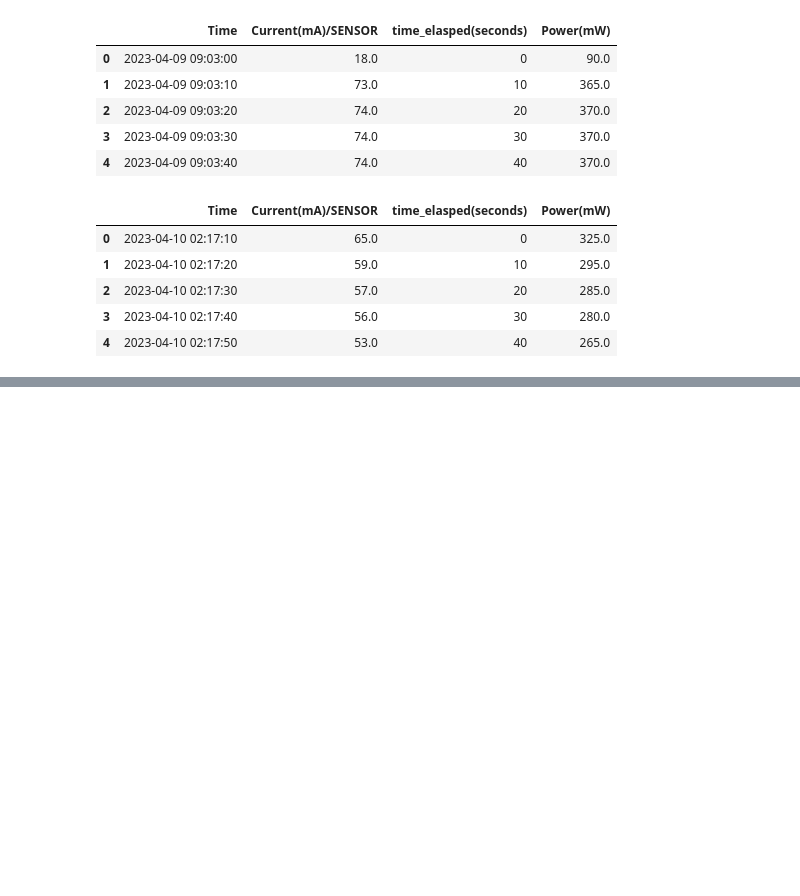
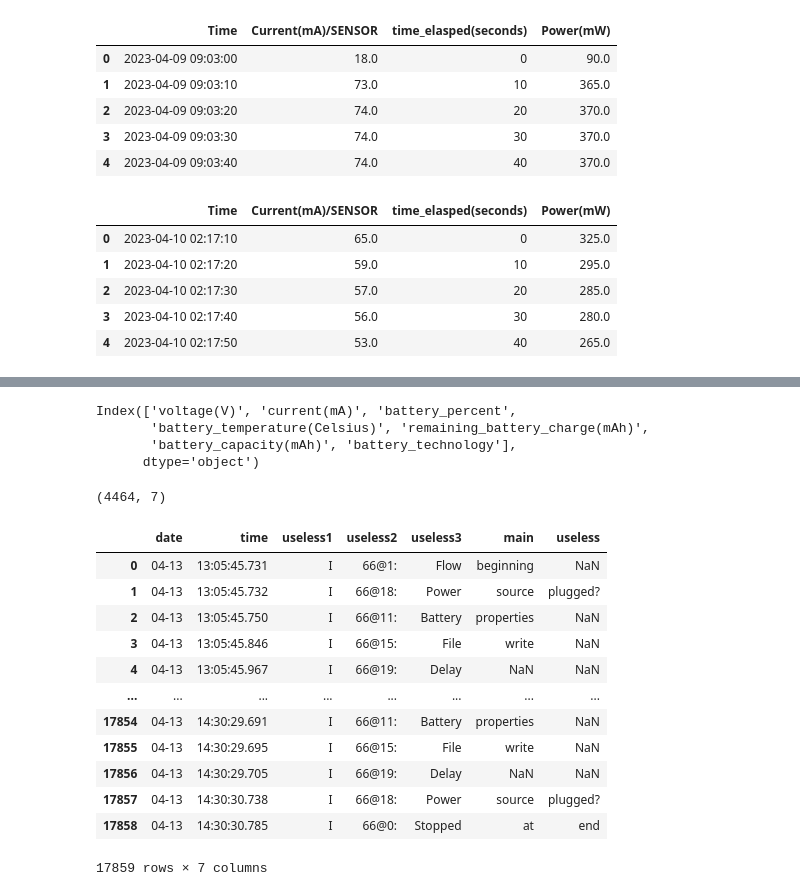
Before and after one commit to hrishi463/Phone-Battery, a Jupyter notebook: main.ipynb, the cells around one changed output, grey strips where cells are left out. Saved outputs shown, nothing was run; the diff lists cells and outputs as text; code cells hidden in the pictures; blank space fills up the shorter version.

```diff
--- a/main.ipynb
+++ b/main.ipynb
@@ -211,0 +246,29 @@ iPhone7plus.head()
+# %%
+df3.columns
+# %% [output]
+Index(['voltage(V)', 'current(mA)', 'battery_percent',
+       'battery_temperature(Celsius)', 'remaining_battery_charge(mAh)',
+       'battery_capacity(mAh)', 'battery_technology'],
+      dtype='object')
+# %%
+df3.shape
+# %% [output]
+(4464, 7)
+# %%
+log1 = pd.read_csv("dataset/s21fe_log.txt", delimiter=" ")
+# %%
+log1
+# %% [output]
+|  | date | time | useless1 | useless2 | useless3 | main | useless |
+| 0 | 04-13 | 13:05:45.731 | I | 66@1: | Flow | beginning | NaN |
+| 1 | 04-13 | 13:05:45.732 | I | 66@18: | Power | source | plugged? |
+| 2 | 04-13 | 13:05:45.750 | I | 66@11: | Battery | properties | NaN |
+| 3 | 04-13 | 13:05:45.846 | I | 66@15: | File | write | NaN |
+| 4 | 04-13 | 13:05:45.967 | I | 66@19: | Delay | NaN | NaN |
+| ... | ... | ... | ... | ... | ... | ... | ... |
+| 17854 | 04-13 | 14:30:29.691 | I | 66@11: | Battery | properties | NaN |
+| 17855 | 04-13 | 14:30:29.695 | I | 66@15: | File | write | NaN |
+| 17856 | 04-13 | 14:30:29.705 | I | 66@19: | Delay | NaN | NaN |
+| 17857 | 04-13 | 14:30:30.738 | I | 66@18: | Power | source | plugged? |
+| 17858 | 04-13 | 14:30:30.785 | I | 66@0: | Stopped | at | end |
+17859 rows × 7 columns
```
Also changed, not shown: parts of 25 cells of this notebook, 5 other files.
